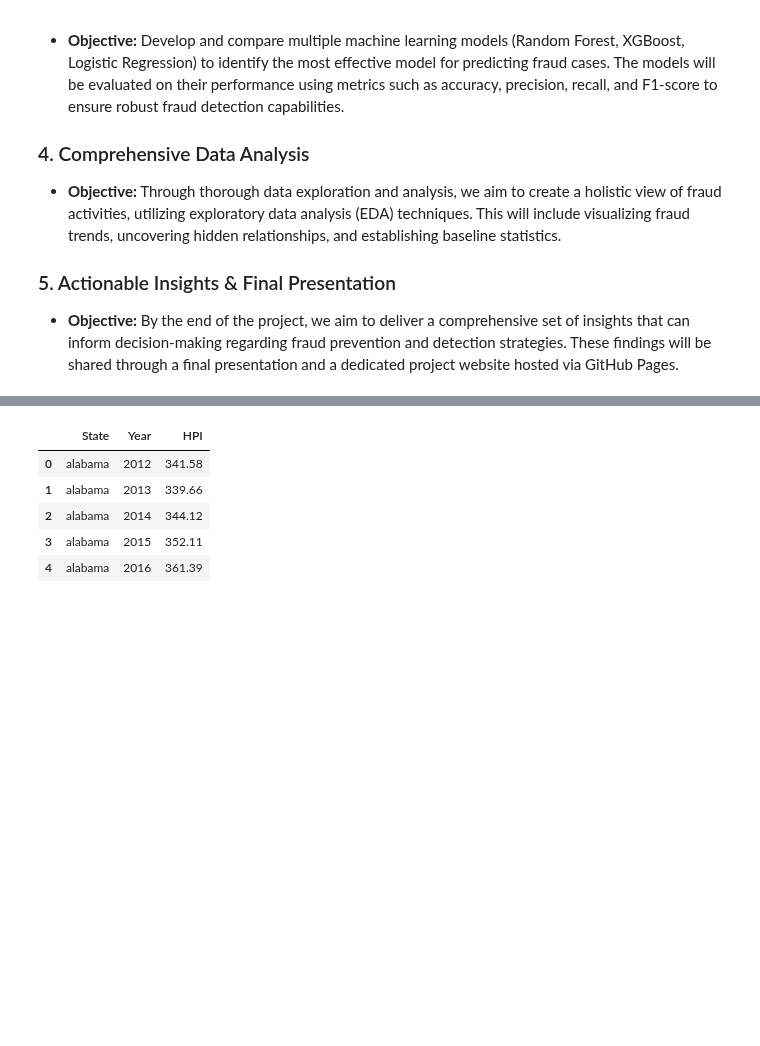
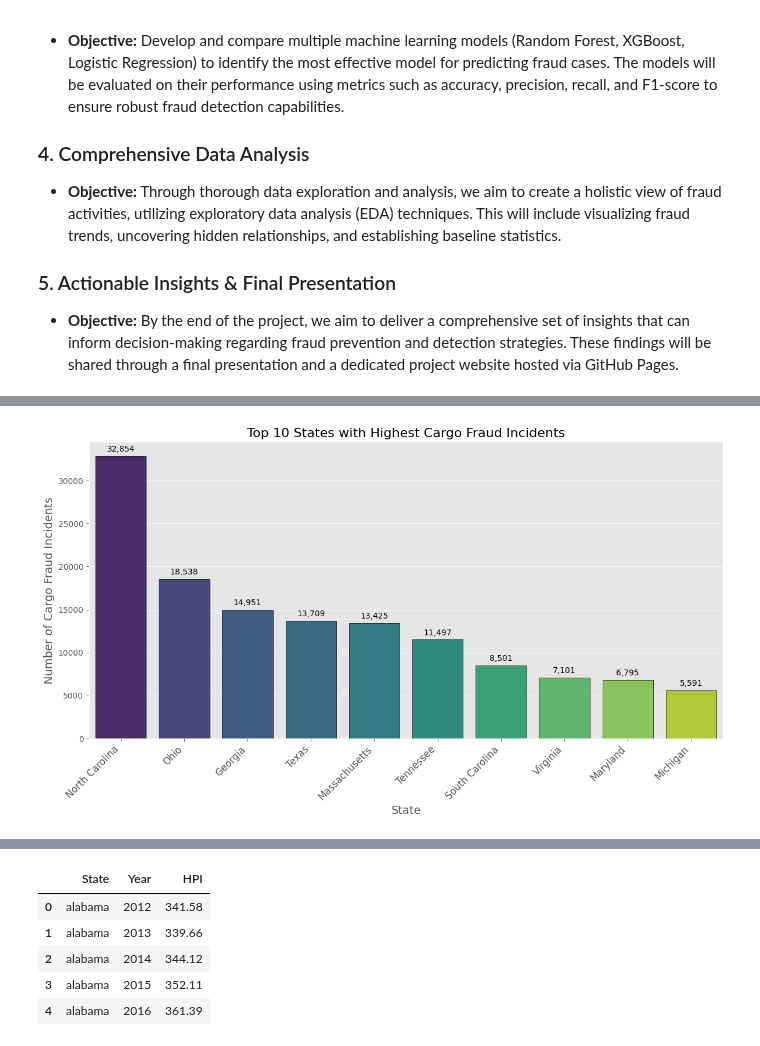
Before and after one commit to ryantangmj/ryantangmj.github.io, a Jupyter notebook: cleanupdata.ipynb, the cells around one changed output, grey strips where cells are left out. Cells and saved outputs as stored; diff of their text form; code cells hidden in the pictures; blank space fills up the shorter version.

```diff
--- a/cleanupdata.ipynb
+++ b/cleanupdata.ipynb
@@ -140,0 +253,20 @@ print(cargo_fraud[['State', 'Year']].head())
+# %%
+# Step 1: Import Necessary Libraries
+import pandas as pd
+import matplotlib.pyplot as plt
+
+# Step 2: Load the Cargo Fraud Data
+cargo_fraud = pd.read_csv('cargo_fraud_only.csv')
+
+# Step 3: Standardize State Names
+cargo_fraud['state_clean'] = cargo_fraud['state_name'].str.lower().str.strip()
+
+# Step 4: Aggregate Fraud Counts by State
+state_stats = cargo_fraud.groupby('state_clean').size().reset_index(name='Fraud_Count')
+
+# Step 5: Sort States by Fraud Count in Descending Order
+state_stats = state_stats.sort_values(by='Fraud_Count', ascending=False)
+
+# Step 6: Display the Top States
+print("Top States with Highest Cargo Fraud Counts:")
+print(state_stats.head(10))
@@ -140,0 +286,44 @@ print(cargo_fraud[['State', 'Year']].head())
+# %%
+import pandas as pd
+import matplotlib.pyplot as plt
+import seaborn as sns
+
+# Assuming 'state_stats' DataFrame is already created
+# Select the Top 10 States
+top_states = state_stats.head(10)
+
+# Set the style
+plt.style.use('ggplot')
+
+# Create the bar plot
+plt.figure(figsize=(12, 7))
+ax = sns.barplot(
+    x=top_states['state_clean'].str.title(),
+    y='Fraud_Count',
+    data=top_states,
+    palette='viridis',
+    edgecolor='black'
+)
+
+# Add value labels on top of each bar
+for p in ax.patches:
+    x = p.get_x() + p.get_width() / 2
+    y = p.get_height()
+    ax.text(
+        x,
+        y + max(top_states['Fraud_Count']) * 0.01,
+        f"{int(y):,}",
+        ha='center',
+        va='bottom',
+        fontsize=10
+    )
+
+# Customize the plot
+ax.set_xticklabels(ax.get_xticklabels(), rotation=45, ha='right', fontsize=12)
+plt.xlabel('State', fontsize=14)
+plt.ylabel('Number of Cargo Fraud Incidents', fontsize=14)
+plt.title('Top 10 States with Highest Cargo Fraud Incidents', fontsize=16)
+plt.tight_layout()
+plt.show()
+# %% [output]
+[figure, added]
```
Also changed, not shown: parts of 13 cells of this notebook, 3 other files.
